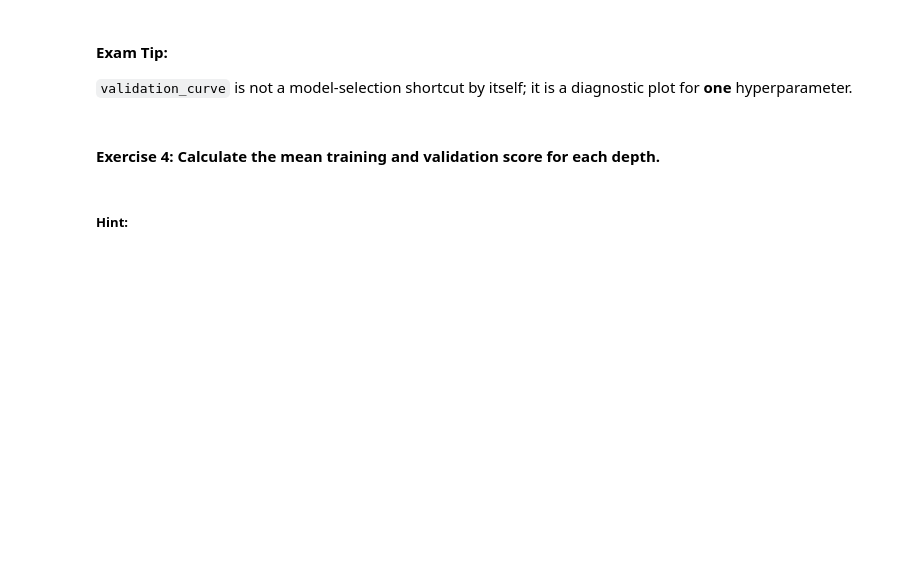
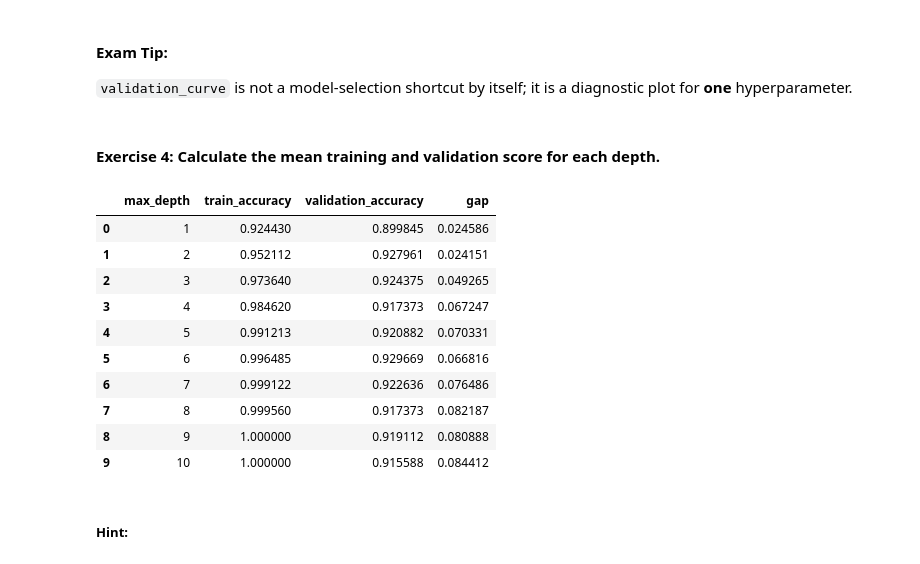
Before and after one commit to Cooljoe67/ML_DSAI, a Jupyter notebook: SML_Day_04_Warmup__Regularization.ipynb, the cells around one changed output. Drawn from its saved outputs; the diff is of its cells as text; code cells hidden in the pictures; blank space fills up the shorter version.

```diff
--- a/SML_Day_04_Warmup__Regularization.ipynb
+++ b/SML_Day_04_Warmup__Regularization.ipynb
@@ -50,3 +58,5 @@ You want the values `1, 2, ..., 10`.
+# %%
+train_scores, test_scores = validation_curve(DecisionTreeClassifier(),X,y,param_name="max_depth",param_range=param_range, scoring="accuracy")
 # %% [markdown]
 ##### Hint:
 # %% [markdown]
@@ -72,3 +80,27 @@ train_scores, test_scores = validation_curve(
+# %%
+# Your code here
+train_mean = train_scores.mean(axis=1)
+test_mean = test_scores.mean(axis=1)
+
+curve = pd.DataFrame({
+    'max_depth': param_range,
+    'train_accuracy': train_mean,
+    'validation_accuracy': test_mean,
+})
+curve['gap'] = curve['train_accuracy'] - curve['validation_accuracy']
+curve
+# %% [output]
+|  | max_depth | train_accuracy | validation_accuracy | gap |
+| 0 | 1 | 0.924430 | 0.899845 | 0.024586 |
+| 1 | 2 | 0.952112 | 0.927961 | 0.024151 |
+| 2 | 3 | 0.973640 | 0.924375 | 0.049265 |
+| 3 | 4 | 0.984620 | 0.917373 | 0.067247 |
+| 4 | 5 | 0.991213 | 0.920882 | 0.070331 |
+| 5 | 6 | 0.996485 | 0.929669 | 0.066816 |
+| 6 | 7 | 0.999122 | 0.922636 | 0.076486 |
+| 7 | 8 | 0.999560 | 0.917373 | 0.082187 |
+| 8 | 9 | 1.000000 | 0.919112 | 0.080888 |
+| 9 | 10 | 1.000000 | 0.915588 | 0.084412 |
 # %% [markdown]
 ##### Hint:
 # %% [markdown]
```
Also changed, not shown: parts of 9 cells of this notebook, 1 other file.
